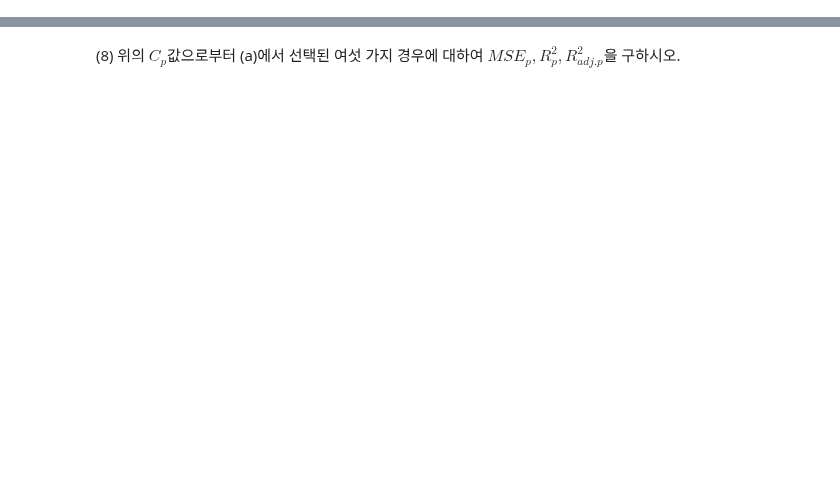
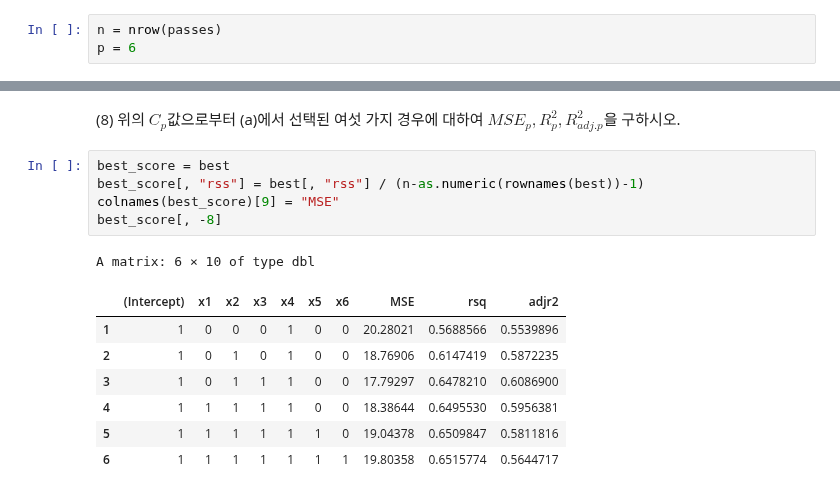
Before and after one commit to HollyRiver/R, a Jupyter notebook: regression analysis/hw/RA 2/강신성_HW04.ipynb, the cells around one changed output, grey strips where cells are left out. Cells and saved outputs as stored; diff of their text form; blank space fills up the shorter version.

```diff
--- a/regression analysis/hw/RA 2/강신성_HW04.ipynb
+++ b/regression analysis/hw/RA 2/강신성_HW04.ipynb
@@ -382,5 +382,8 @@ A data.frame: 6 × 7
 | 4 | 3.3 | 4.85 | 4.78 | -1 | 8.3 | 4.865 | 12.60 |
 | 5 | 1.7 | 4.86 | 4.95 | -1 | 8.4 | 3.776 | 8.25 |
 | 6 | 2.9 | 5.16 | 4.45 | -1 | 7.4 | 4.397 | 10.37 |
+# %%
+n = nrow(passes)
+p = 6
 # %%
 full_model = lm(y~., passes)
@@ -510 +528,15 @@ $p = 6 \to \hat y = \hat f(x_1, x_2, x_3, x_4, x_5, x_6)$
 <p style="padding-left:30px;text-indent:-15px">(8) 위의 $C_p$값으로부터 (a)에서 선택된 여섯 가지 경우에 대하여 $MSE_p, R_p^2, R_{adj.p}^2$을 구하시오.</p>
+# %%
+best_score = best
+best_score[, "rss"] = best[, "rss"] / (n-as.numeric(rownames(best))-1)
+colnames(best_score)[9] = "MSE"
+best_score[, -8]
+# %% [output]
+A matrix: 6 × 10 of type dbl
+|  | (Intercept) | x1 | x2 | x3 | x4 | x5 | x6 | MSE | rsq | adjr2 |
+| 1 | 1 | 0 | 0 | 0 | 1 | 0 | 0 | 20.28021 | 0.5688566 | 0.5539896 |
+| 2 | 1 | 0 | 1 | 0 | 1 | 0 | 0 | 18.76906 | 0.6147419 | 0.5872235 |
+| 3 | 1 | 0 | 1 | 1 | 1 | 0 | 0 | 17.79297 | 0.6478210 | 0.6086900 |
+| 4 | 1 | 1 | 1 | 1 | 1 | 0 | 0 | 18.38644 | 0.6495530 | 0.5956381 |
+| 5 | 1 | 1 | 1 | 1 | 1 | 1 | 0 | 19.04378 | 0.6509847 | 0.5811816 |
+| 6 | 1 | 1 | 1 | 1 | 1 | 1 | 1 | 19.80358 | 0.6515774 | 0.5644717 |
```
Also changed, not shown: parts of 36 cells of this notebook, 4 other files.
